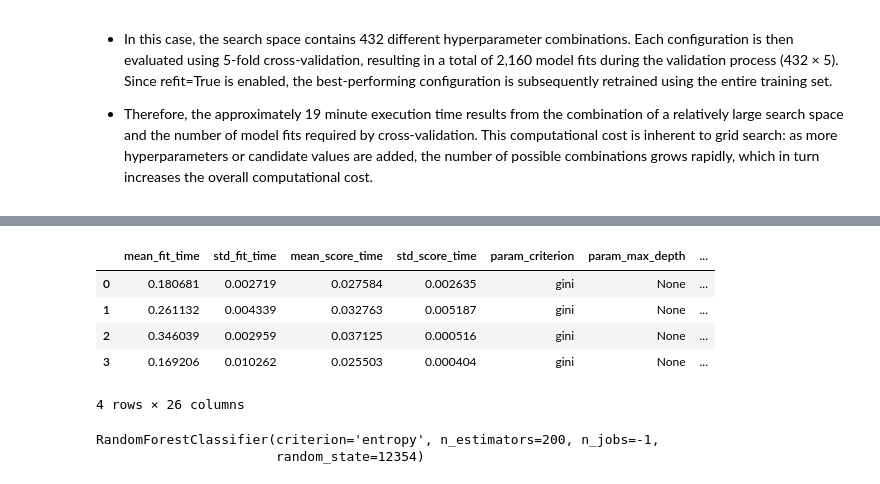
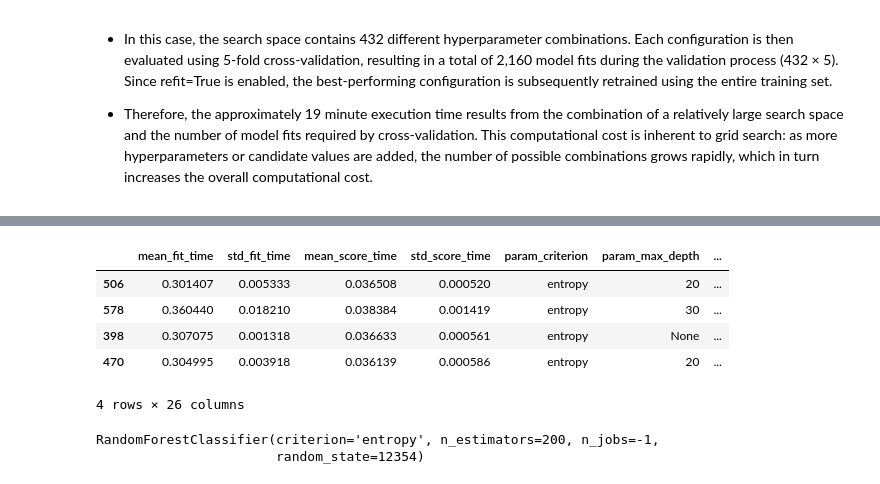
Before and after one commit to Kaiziferr/ensemble-and-multi-models, a Jupyter notebook: 1_ensemble/bagging/random_forest/01_random_forest_oob_score.ipynb, the cells around one changed output, grey strips where cells are left out. Drawn from its saved outputs; the diff is of its cells as text; code cells hidden in the pictures.

```diff
--- a/1_ensemble/bagging/random_forest/01_random_forest_oob_score.ipynb
+++ b/1_ensemble/bagging/random_forest/01_random_forest_oob_score.ipynb
@@ -545,7 +509,7 @@ grid = GridSearchCV(
     ),
     cv = 5,
     param_grid  = dict_params.param_grid[0],
-    scoring     = 'f1_micro',
+    scoring     = 'f1_macro',
     refit      = True,
     verbose    = 0,
     return_train_score = True)
@@ -569,16 +533,16 @@ Execution time: 1006.09782 seconds
 # %%
 results = pd.DataFrame(grid.cv_results_)
 results.filter(regex = '(param.*|mean_t|std_t)') \
     .drop(columns = 'params') \
-    .sort_values('mean_test_score', ascending = False) \
+    .sort_values('mean_test_score', ascending = True) \
 
-results.head(4)
+results.sort_values('mean_test_score', ascending = False).head(4)
 # %% [output]
 |  | mean_fit_time | std_fit_time | mean_score_time | std_score_time | param_criterion | param_max_depth | ... |
-| 0 | 0.180681 | 0.002719 | 0.027584 | 0.002635 | gini | None | ... |
-| 1 | 0.261132 | 0.004339 | 0.032763 | 0.005187 | gini | None | ... |
-| 2 | 0.346039 | 0.002959 | 0.037125 | 0.000516 | gini | None | ... |
-| 3 | 0.169206 | 0.010262 | 0.025503 | 0.000404 | gini | None | ... |
+| 506 | 0.301407 | 0.005333 | 0.036508 | 0.000520 | entropy | 20 | ... |
+| 578 | 0.360440 | 0.018210 | 0.038384 | 0.001419 | entropy | 30 | ... |
+| 398 | 0.307075 | 0.001318 | 0.036633 | 0.000561 | entropy | None | ... |
+| 470 | 0.304995 | 0.003918 | 0.036139 | 0.000586 | entropy | 20 | ... |
 4 rows × 26 columns
 # %%
 best_model_grid = grid.best_estimator_
```
Also changed, not shown: parts of 32 cells of this notebook.
